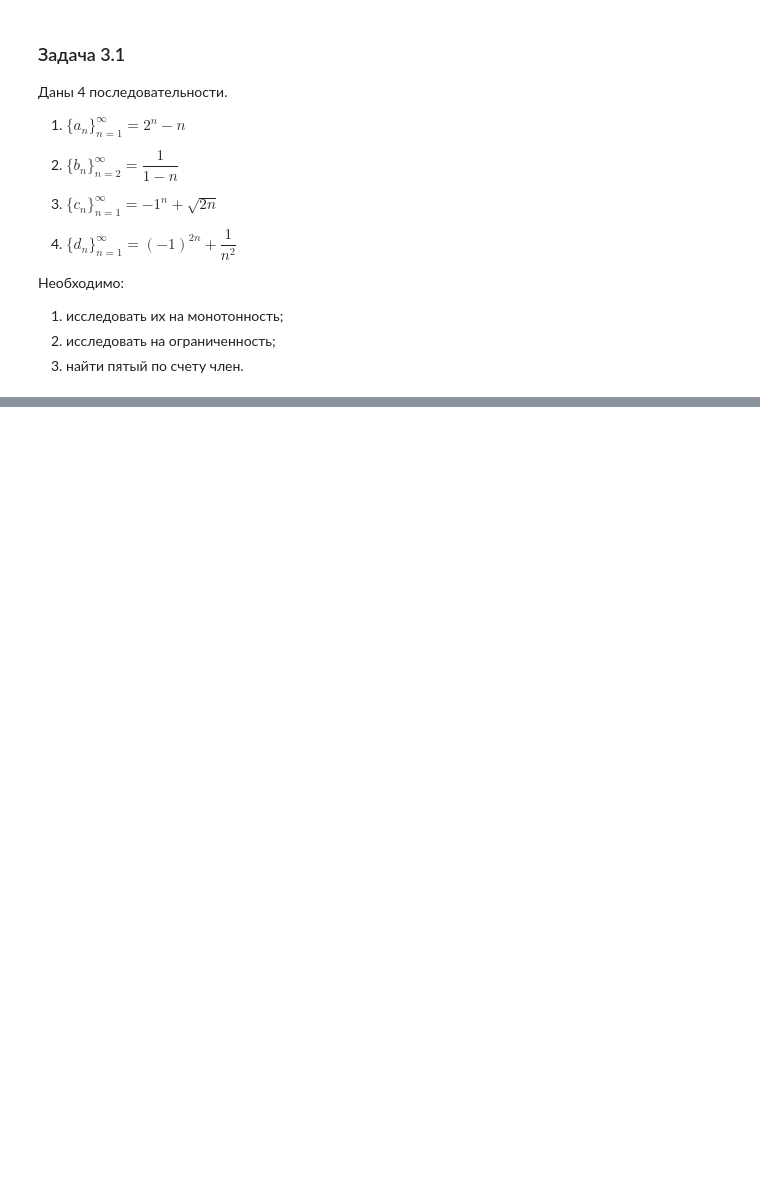
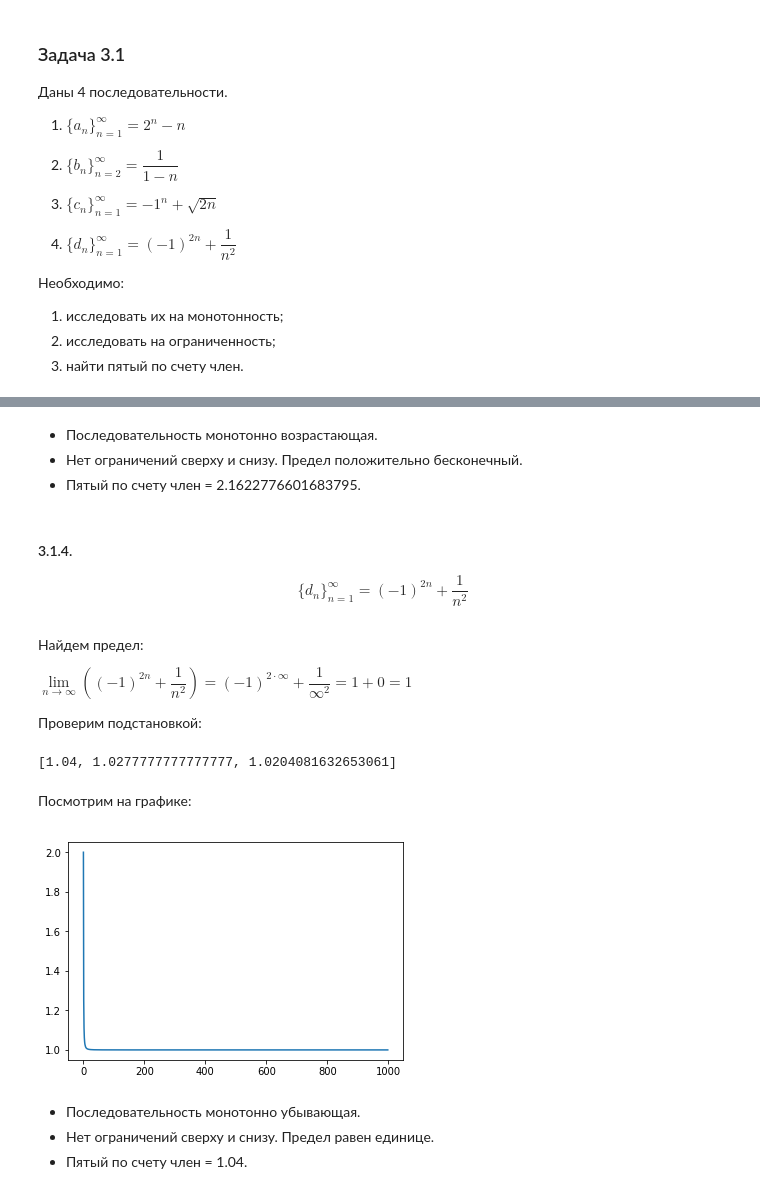
Before and after one commit to hildar/Math-analysis, a Jupyter notebook: Lesson_1_Set_Sequence.ipynb, the cells around one changed output, grey strips where cells are left out. Cells and saved outputs as stored; diff of their text form; code cells hidden in the pictures; blank space fills up the shorter version.

```diff
--- a/Lesson_1_Set_Sequence.ipynb
+++ b/Lesson_1_Set_Sequence.ipynb
@@ -241,0 +316,33 @@ C & B & A
+# %% [markdown]
+* Последовательность монотонно возрастающая.
+* Нет ограничений сверху и снизу. Предел положительно бесконечный.
+* Пятый по счету член = 2.1622776601683795.
+# %% [markdown]
+#### 3.1.4.
+
+$$ \{d_n\}_{n=1}^{\infty} = (-1)^{2n} + \dfrac{1}{n^2}$$
+# %% [markdown]
+Найдем предел:
+
+$\lim \limits_{n \to \infty}  ((-1)^{2n} + \dfrac{1}{n^2}) = (-1)^{2 \cdot \infty} + \dfrac{1}{\infty^2} = 1 + 0 = 1$
+
+Проверим подстановкой:
+# %%
+seq4 = []
+for n in range(1, 10**3):
+    seq4.append((-1)**(2 * n) + 1/(n**2))
+seq4[4:7]
+# %% [output]
+[1.04, 1.0277777777777777, 1.0204081632653061]
+# %% [markdown]
+Посмотрим на графике:
+# %%
+y = np.array(seq4)
+x = np.array([i for i in range(y.shape[0])])
+plt.plot(x, y);
+# %% [output]
+[figure, added]
+# %% [markdown]
+* Последовательность монотонно убывающая.
+* Нет ограничений сверху и снизу. Предел равен единице.
+* Пятый по счету член = 1.04.
```
Also changed, not shown: parts of 22 cells of this notebook.
